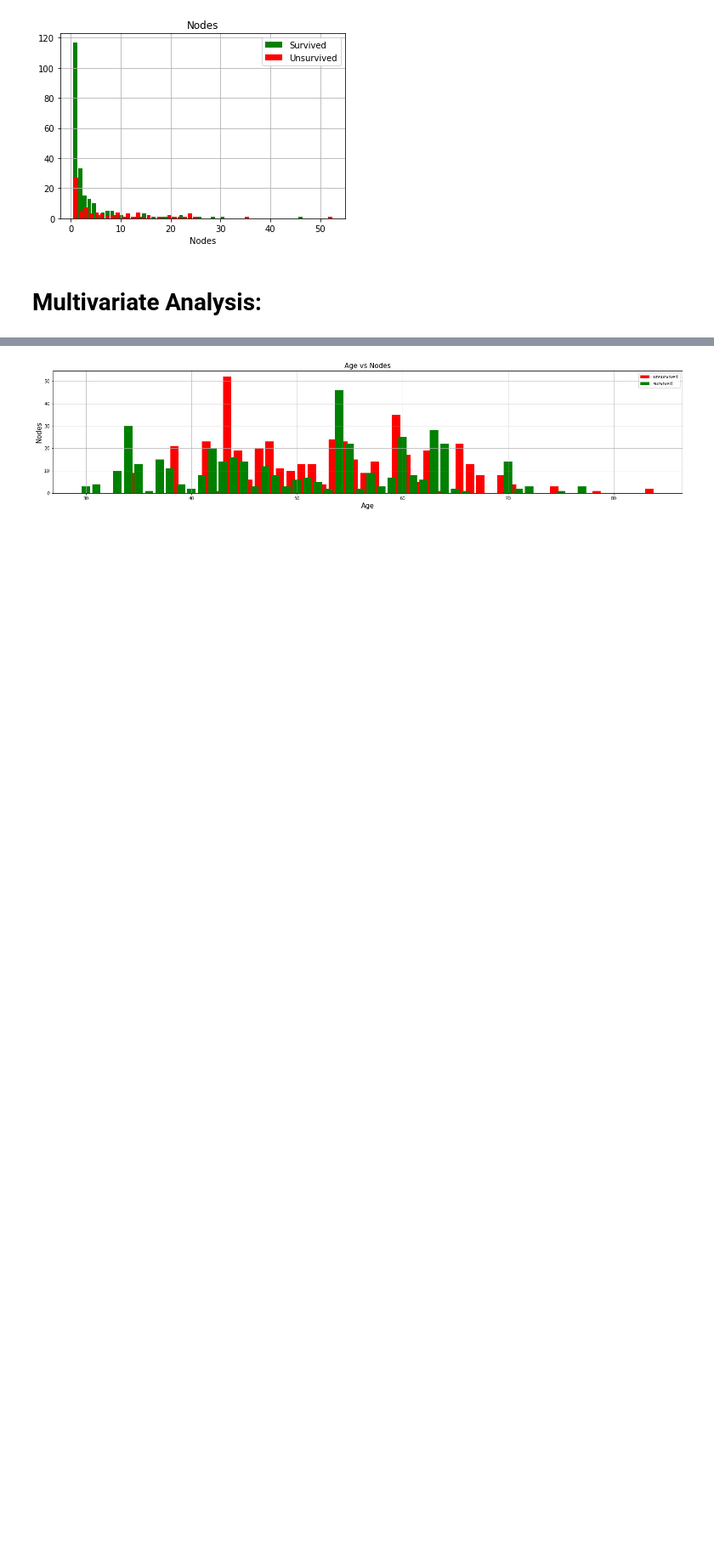
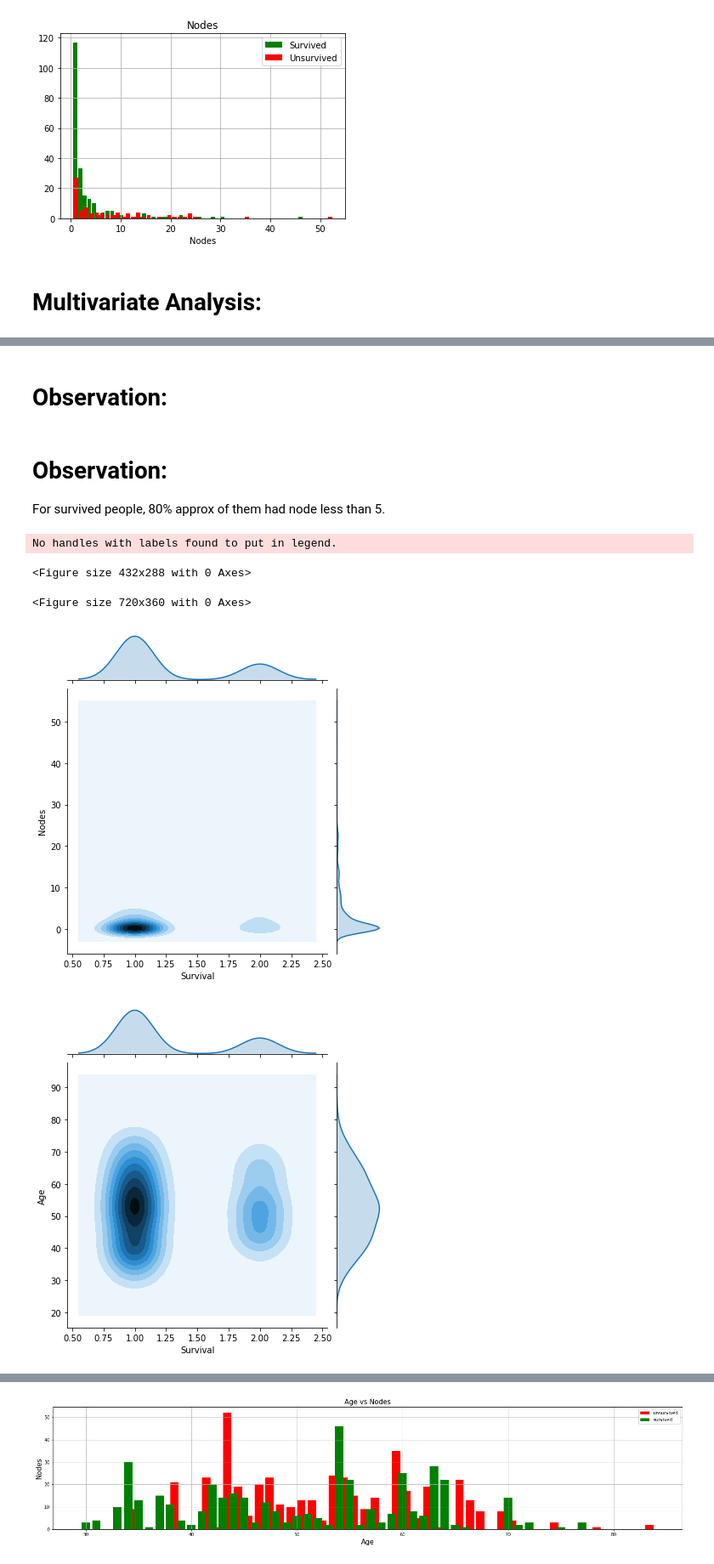
Before and after one commit to Kailash7dev/Cancer-Analysis-on-Haberman-s-Datasets, a Jupyter notebook: Haberman's Cancer Analysis Model.ipynb, the cells around one changed output, grey strips where cells are left out. Shown: that part at 85% size. Drawn from its saved outputs; the diff is of its cells as text; code cells hidden in the pictures; blank space fills up the shorter version.

```diff
--- a/Haberman's Cancer Analysis Model.ipynb
+++ b/Haberman's Cancer Analysis Model.ipynb
@@ -363,0 +395,22 @@ plt.grid()
+# %% [markdown]
+# Observation:
+# %% [markdown]
+# Observation:
+For survived people, 80% approx of them had node less than 5.
+# %%
+plt.figure(1)
+plt.figure(figsize=(10,5))
+
+sns.jointplot('Survival','Nodes',data=Cancer,kind='kde')
+
+sns.jointplot('Survival','Age',data=Cancer,kind='kde')
+
+sns.jointplot('Survival','OperationYr',data=Cancer,kind='kde')
+plt.legend()
+plt.show()
+# %% [output]
+No handles with labels found to put in legend.
+<Figure size 432x288 with 0 Axes>
+<Figure size 720x360 with 0 Axes>
+[figure, added]
+[figure, added]
```
Also changed, not shown: parts of 19 cells of this notebook.
